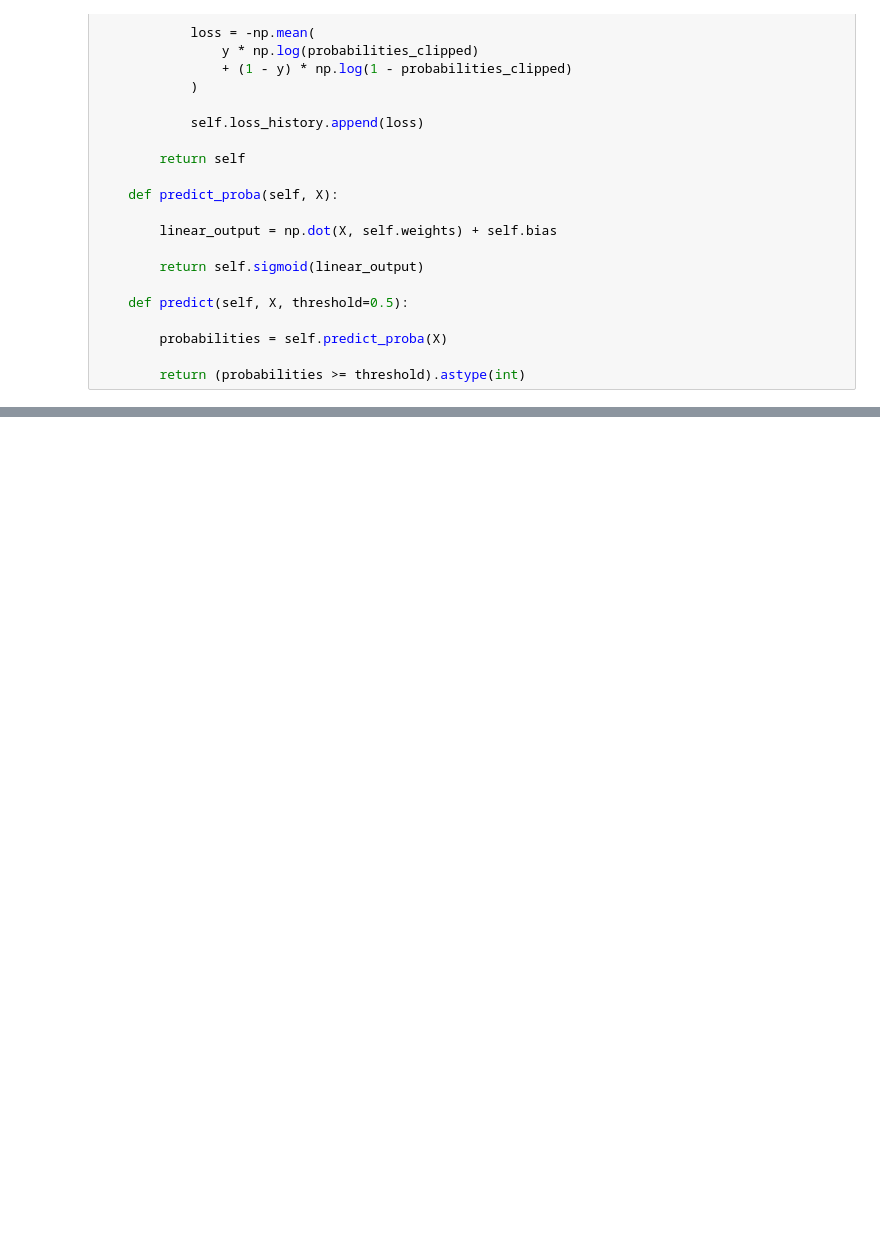
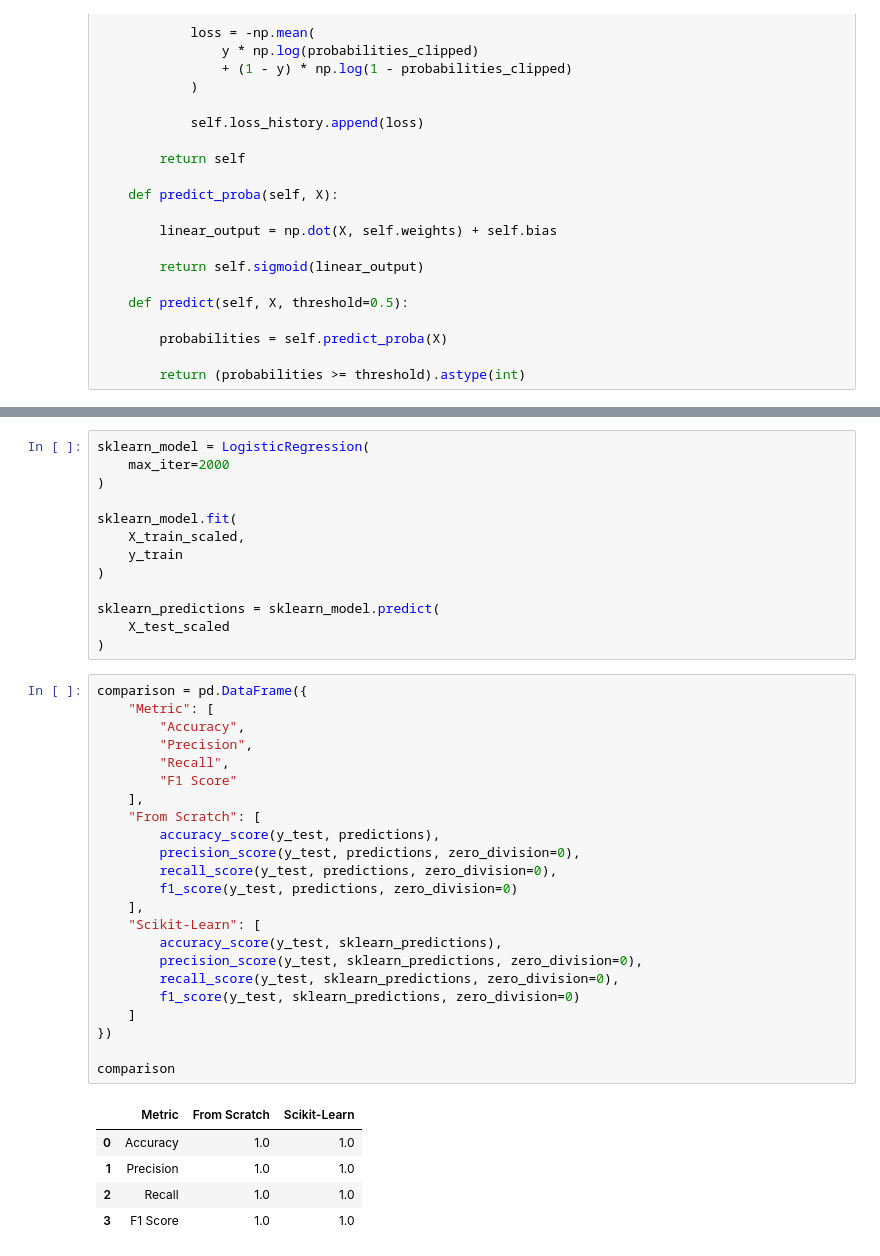
Before and after one commit to AHMAD-ALI5/machine-learning-from-scratch, a Jupyter notebook: machine-learning-from-scratch/regression/logistic regression.ipynb, the cells around one changed output, grey strips where cells are left out. Drawn from its saved outputs; the diff is of its cells as text; blank space fills up the shorter version.

```diff
--- a/machine-learning-from-scratch/regression/logistic regression.ipynb
+++ b/machine-learning-from-scratch/regression/logistic regression.ipynb
@@ -193,0 +359,42 @@ class LogisticRegressionScratch:
+# %%
+sklearn_model = LogisticRegression(
+    max_iter=2000
+)
+
+sklearn_model.fit(
+    X_train_scaled,
+    y_train
+)
+
+sklearn_predictions = sklearn_model.predict(
+    X_test_scaled
+)
+# %%
+comparison = pd.DataFrame({
+    "Metric": [
+        "Accuracy",
+        "Precision",
+        "Recall",
+        "F1 Score"
+    ],
+    "From Scratch": [
+        accuracy_score(y_test, predictions),
+        precision_score(y_test, predictions, zero_division=0),
+        recall_score(y_test, predictions, zero_division=0),
+        f1_score(y_test, predictions, zero_division=0)
+    ],
+    "Scikit-Learn": [
+        accuracy_score(y_test, sklearn_predictions),
+        precision_score(y_test, sklearn_predictions, zero_division=0),
+        recall_score(y_test, sklearn_predictions, zero_division=0),
+        f1_score(y_test, sklearn_predictions, zero_division=0)
+    ]
+})
+
+comparison
+# %% [output]
+|  | Metric | From Scratch | Scikit-Learn |
+| 0 | Accuracy | 1.0 | 1.0 |
+| 1 | Precision | 1.0 | 1.0 |
+| 2 | Recall | 1.0 | 1.0 |
+| 3 | F1 Score | 1.0 | 1.0 |
```
Also changed, not shown: parts of 8 cells of this notebook.
